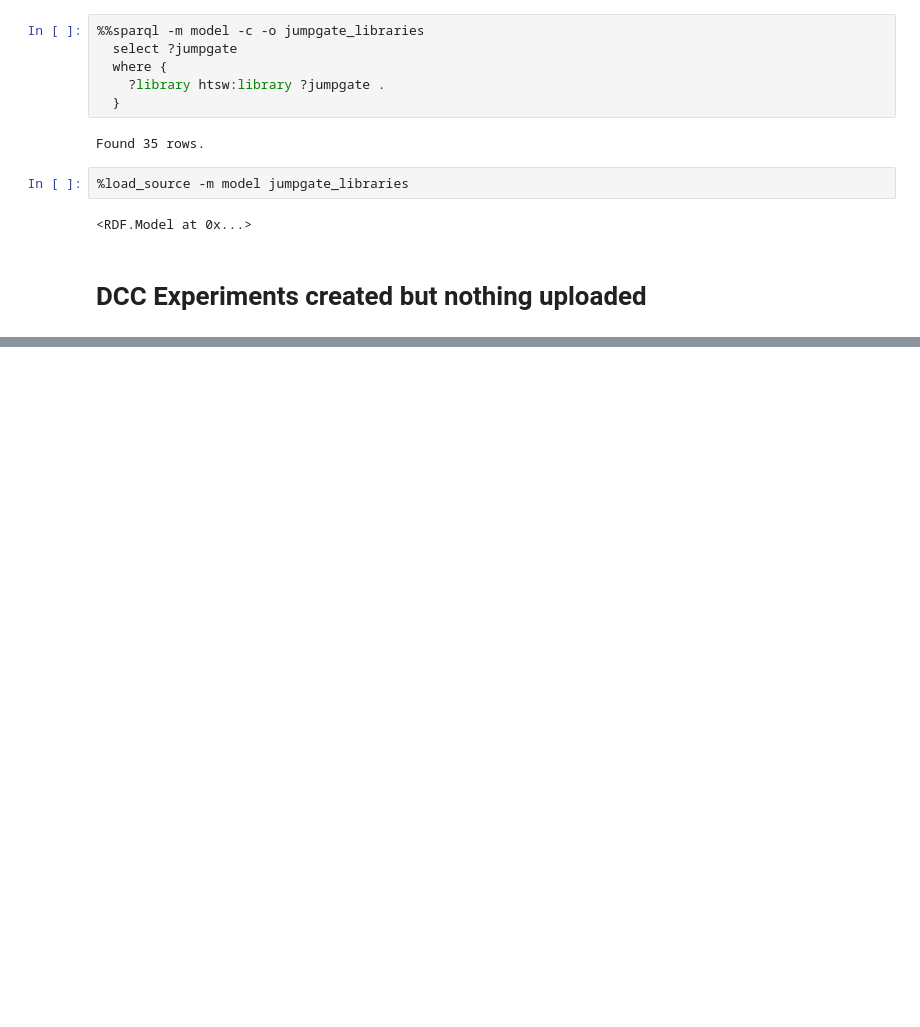
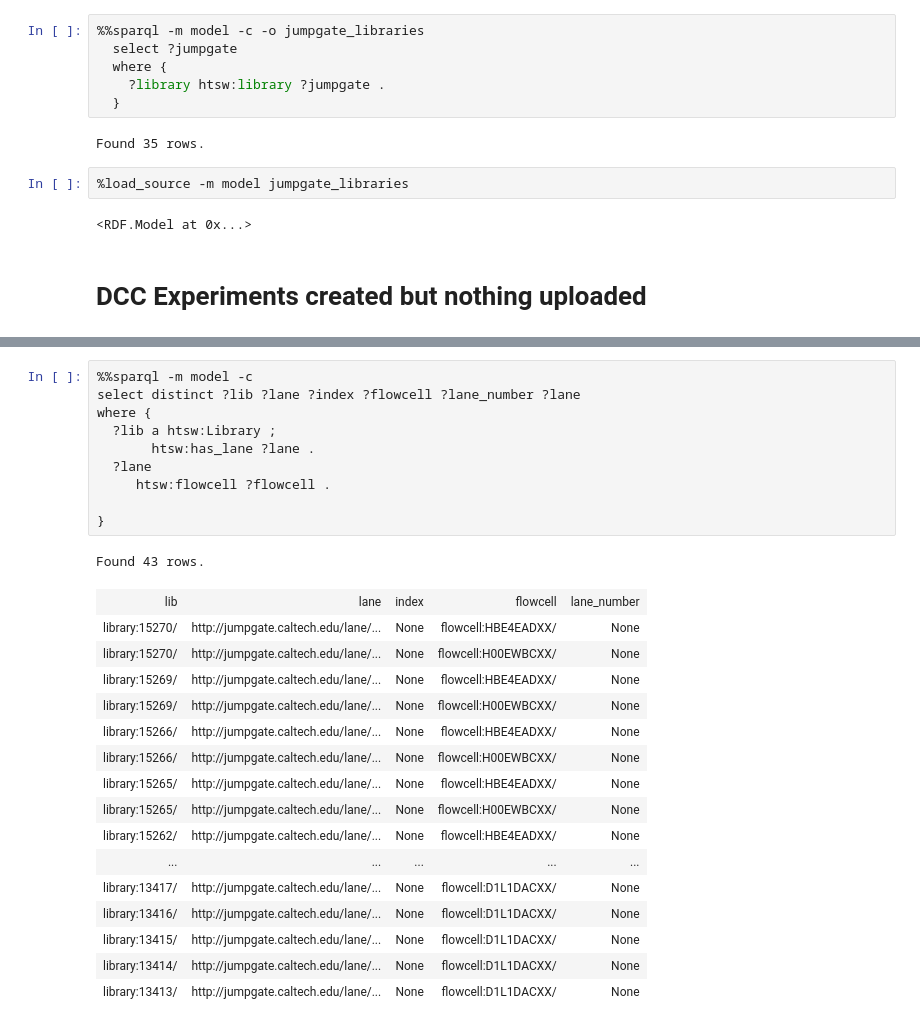
Before and after one commit to detrout/encode3-curation, a Jupyter notebook: encode-y3q1-in-progress.ipynb, the cells around one changed output, grey strips where cells are left out. Saved outputs shown, nothing was run; the diff lists cells and outputs as text; blank space fills up the shorter version.

```diff
--- a/encode-y3q1-in-progress.ipynb
+++ b/encode-y3q1-in-progress.ipynb
@@ -137,0 +140,28 @@ Found 35 rows.
+# %%
+%%sparql -m model -c
+select distinct ?lib ?lane ?index ?flowcell ?lane_number ?lane
+where {
+  ?lib a htsw:Library ;
+       htsw:has_lane ?lane .
+  ?lane
+     htsw:flowcell ?flowcell .
+
+}
+# %% [output]
+Found 43 rows.
+| lib | lane | index | flowcell | lane_number |
+| library:15270/ | http://jumpgate.caltech.edu/lane/... | None | flowcell:HBE4EADXX/ | None |
+| library:15270/ | http://jumpgate.caltech.edu/lane/... | None | flowcell:H00EWBCXX/ | None |
+| library:15269/ | http://jumpgate.caltech.edu/lane/... | None | flowcell:HBE4EADXX/ | None |
+| library:15269/ | http://jumpgate.caltech.edu/lane/... | None | flowcell:H00EWBCXX/ | None |
+| library:15266/ | http://jumpgate.caltech.edu/lane/... | None | flowcell:HBE4EADXX/ | None |
+| library:15266/ | http://jumpgate.caltech.edu/lane/... | None | flowcell:H00EWBCXX/ | None |
+| library:15265/ | http://jumpgate.caltech.edu/lane/... | None | flowcell:HBE4EADXX/ | None |
+| library:15265/ | http://jumpgate.caltech.edu/lane/... | None | flowcell:H00EWBCXX/ | None |
+| library:15262/ | http://jumpgate.caltech.edu/lane/... | None | flowcell:HBE4EADXX/ | None |
+| ... | ... | ... | ... | ... |
+| library:13417/ | http://jumpgate.caltech.edu/lane/... | None | flowcell:D1L1DACXX/ | None |
+| library:13416/ | http://jumpgate.caltech.edu/lane/... | None | flowcell:D1L1DACXX/ | None |
+| library:13415/ | http://jumpgate.caltech.edu/lane/... | None | flowcell:D1L1DACXX/ | None |
+| library:13414/ | http://jumpgate.caltech.edu/lane/... | None | flowcell:D1L1DACXX/ | None |
+| library:13413/ | http://jumpgate.caltech.edu/lane/... | None | flowcell:D1L1DACXX/ | None |
```
Also changed, not shown: parts of 1 cell of this notebook.
